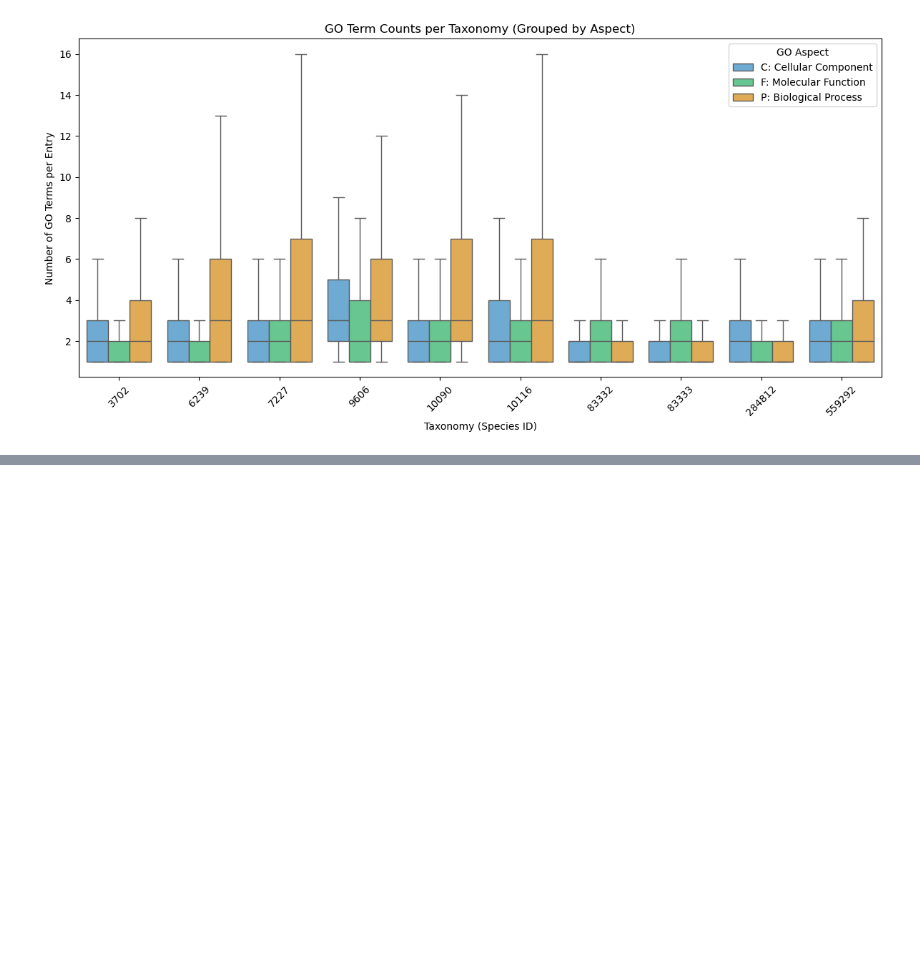
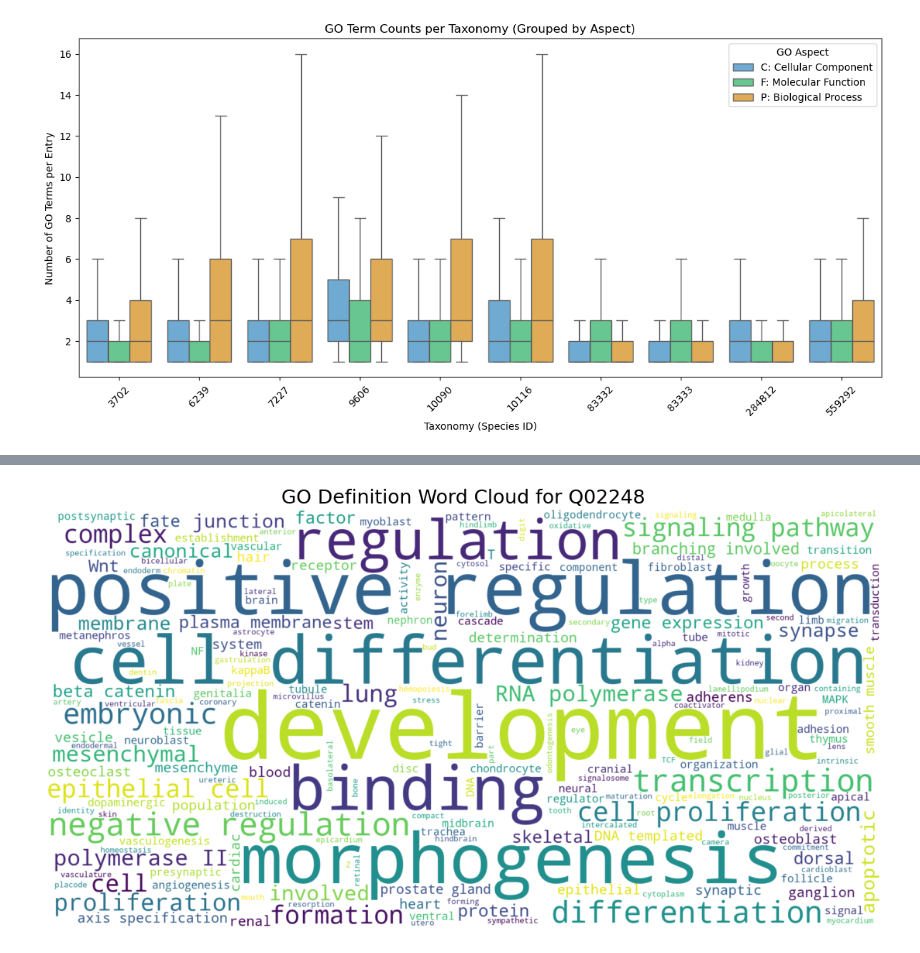
Before and after one commit to cerealhugger/cafa6-protein-function-analysis, a Jupyter notebook: data_analysis.ipynb, the cells around one changed output, grey strips where cells are left out. Cells and saved outputs as stored; diff of their text form; code cells hidden in the pictures; blank space fills up the shorter version.

```diff
--- a/data_analysis.ipynb
+++ b/data_analysis.ipynb
@@ -621,0 +502,34 @@ Best Cutoff: 60%
+# %%
+from wordcloud import WordCloud
+import matplotlib.pyplot as plt
+
+def plot_go_definition_wordcloud(protein_id):
+    # Extract GO terms for the protein
+    go_terms = train_terms[train_terms["EntryID"] == protein_id]["term"].unique()
+
+    # Extract definitions
+    definitions = [lookup_go_name(go_id) for go_id in go_terms]
+    # Remove None values
+    definitions = [d for d in definitions if d is not None]
+
+    # Combine into one large text string
+    text = " ".join(definitions)
+
+    # Generate word cloud
+    wc = WordCloud(
+        width=1800,
+        height=900,
+        background_color="white",
+        collocations=True,
+        max_words=200
+    ).generate(text)
+
+    # Plot
+    plt.figure(figsize=(14, 7))
+    plt.imshow(wc, interpolation="bilinear")
+    plt.axis("off")
+    plt.title(f"GO Definition Word Cloud for {protein_id}", fontsize=18)
+    plt.show()
+plot_go_definition_wordcloud("Q02248")
+# %% [output]
+[figure, added]
```
Also changed, not shown: parts of 14 cells of this notebook.
